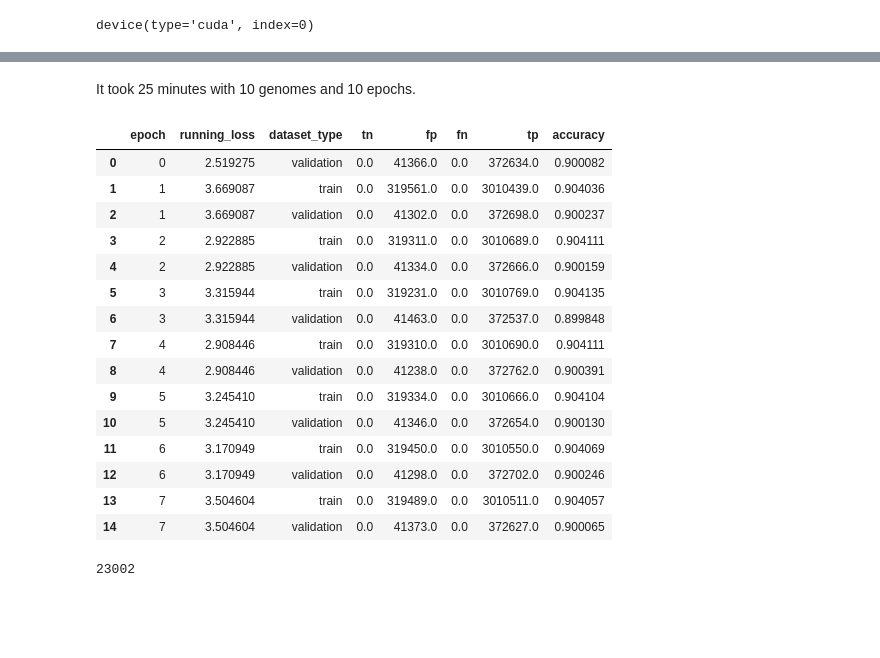
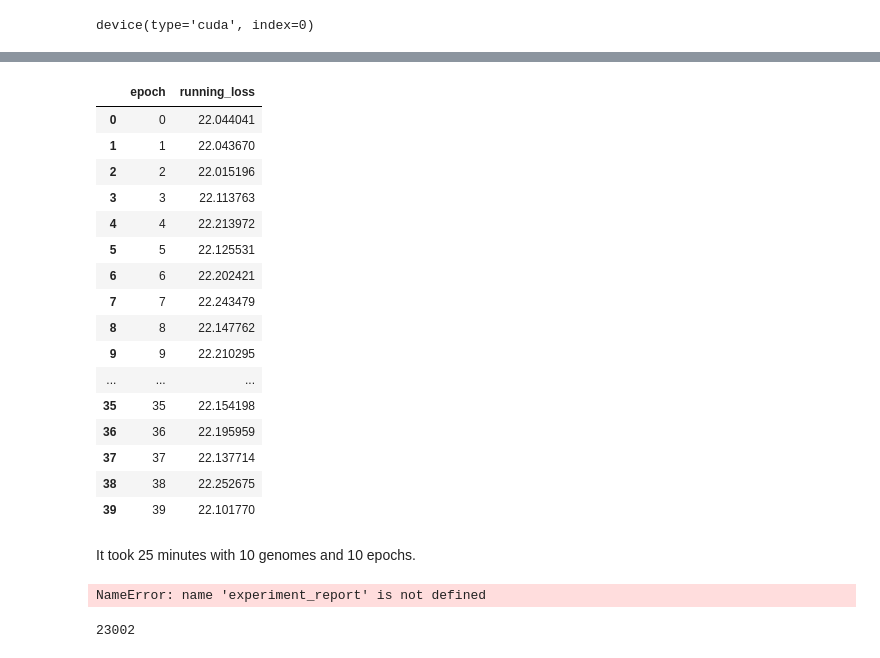
Before and after one commit to deepphage/notebooks, a Jupyter notebook: experimentsLSTM.ipynb, the cells around one changed output, grey strips where cells are left out. Cells and saved outputs as stored; diff of their text form; code cells hidden in the pictures; blank space fills up the shorter version.

```diff
--- a/experimentsLSTM.ipynb
+++ b/experimentsLSTM.ipynb
@@ -86,7 +86,7 @@ strides = [1] # [1, 2]
 batch_sizes = [30] # [30, 60, 120]
 embedding_layer_sizes = [4] # [50, 100]
 hidden_layer_sizes = [30] # [30, 50, 80]
-epochs_values = [40] # [10, 50, 100]
+epochs_values = [5] # [10, 50, 100]
 optimizers = ['SGD']#['SGD', 'ADAM']
 learning_rates = [0.1] # [0.1, 0.01, 0.001]
 
@@ -213,6 +211,9 @@ for (window_size, stride, batch_size, embedding_layer_size, hidden_layer_size, e
 
             nb_classes = 2
 
+            print('getting accuracy')
+            print(accuracy_test(train,basicLSTM, batch_size, read_length=sequence_length, output_labels=2))
+
             # Metrics on training set
 #             print('getting confusion train')
 #             tn_e, fp_e, fn_e, tp_e = get_confusion_matrix(basicLSTM, train)
@@ -220,10 +221,10 @@ for (window_size, stride, batch_size, embedding_layer_size, hidden_layer_size, e
 #             dataset_type.append('train')
 
             # Metrics on validation set
-#             print('getting confusion validation')
-#             tn_e, fp_e, fn_e, tp_e = get_confusion_matrix(basicLSTM, validation)
-#             tn.append(tn_e); fp.append(fp_e); fn.append(fn_e); tp.append(tp_e);
-#             dataset_type.append('validation')
+            print('getting confusion validation')
+            tn_e, fp_e, fn_e, tp_e = get_confusion_matrix(basicLSTM, validation, device)
+            tn.append(tn_e); fp.append(fp_e); fn.append(fn_e); tp.append(tp_e);
+            dataset_type.append('validation')
 
 
     experiment_report = pd.DataFrame({'epoch': epochs_ids,\
@@ -257,33 +258,37 @@ Running experiment with (window_size = 1, stride = 1, batch_size = 30, embedding
 # %%
-experiment_report = pd.DataFrame({'epoch': epochs_ids[1:16],\
-                                     'running_loss': e_running_loss[1:16],\
-                                     'dataset_type': dataset_type[1:16],\
-                                     'tn': tn[1:16],\
-                                     'fp': fp[1:16],\
-                                     'fn': fn[1:16],\
-                                     'tp': tp[1:16]})
+experiment_report = pd.DataFrame({'epoch': epochs_ids[0:79:2],\
+                                     'running_loss': e_running_loss[0:79:2]})#,\
+#                                      'dataset_type': dataset_type[0:39]}),\
+                                     #'tn': tn[0:39],\
+                                     #'fp': fp[0:39],\
+                                     #'fn': fn[0:39],\
+                                     #'tp': tp[0:39]})
+experiment_report
+# %% [output]
+|  | epoch | running_loss |
+| 0 | 0 | 22.044041 |
+| 1 | 1 | 22.043670 |
+| 2 | 2 | 22.015196 |
+| 3 | 3 | 22.113763 |
+| 4 | 4 | 22.213972 |
+| 5 | 5 | 22.125531 |
+| 6 | 6 | 22.202421 |
+| 7 | 7 | 22.243479 |
+| 8 | 8 | 22.147762 |
+| 9 | 9 | 22.210295 |
+| ... | ... | ... |
+| 35 | 35 | 22.154198 |
+| 36 | 36 | 22.195959 |
+| 37 | 37 | 22.137714 |
+| 38 | 38 | 22.252675 |
+| 39 | 39 | 22.101770 |
 # %% [markdown]
 It took 25 minutes with 10 genomes and 10 epochs.
 # %%
-experiment_report['accuracy'] = experiment_report.apply(lambda row: (row.tp + row.tn)/(row.tp + row.tn + row.fp + row.fn),axis=1)
+#experiment_report['accuracy'] = experiment_report.apply(lambda row: (row.tp + row.tn)/(row.tp + row.tn + row.fp + row.fn),axis=1)
 experiment_report
 # %% [output]
-|  | epoch | running_loss | dataset_type | tn | fp | fn | tp | accuracy |
-| 0 | 0 | 2.519275 | validation | 0.0 | 41366.0 | 0.0 | 372634.0 | 0.900082 |
-| 1 | 1 | 3.669087 | train | 0.0 | 319561.0 | 0.0 | 3010439.0 | 0.904036 |
-| 2 | 1 | 3.669087 | validation | 0.0 | 41302.0 | 0.0 | 372698.0 | 0.900237 |
-| 3 | 2 | 2.922885 | train | 0.0 | 319311.0 | 0.0 | 3010689.0 | 0.904111 |
-| 4 | 2 | 2.922885 | validation | 0.0 | 41334.0 | 0.0 | 372666.0 | 0.900159 |
-| 5 | 3 | 3.315944 | train | 0.0 | 319231.0 | 0.0 | 3010769.0 | 0.904135 |
-| 6 | 3 | 3.315944 | validation | 0.0 | 41463.0 | 0.0 | 372537.0 | 0.899848 |
-| 7 | 4 | 2.908446 | train | 0.0 | 319310.0 | 0.0 | 3010690.0 | 0.904111 |
-| 8 | 4 | 2.908446 | validation | 0.0 | 41238.0 | 0.0 | 372762.0 | 0.900391 |
-| 9 | 5 | 3.245410 | train | 0.0 | 319334.0 | 0.0 | 3010666.0 | 0.904104 |
-| 10 | 5 | 3.245410 | validation | 0.0 | 41346.0 | 0.0 | 372654.0 | 0.900130 |
-| 11 | 6 | 3.170949 | train | 0.0 | 319450.0 | 0.0 | 3010550.0 | 0.904069 |
-| 12 | 6 | 3.170949 | validation | 0.0 | 41298.0 | 0.0 | 372702.0 | 0.900246 |
-| 13 | 7 | 3.504604 | train | 0.0 | 319489.0 | 0.0 | 3010511.0 | 0.904057 |
-| 14 | 7 | 3.504604 | validation | 0.0 | 41373.0 | 0.0 | 372627.0 | 0.900065 |
+NameError: name 'experiment_report' is not defined
 # %%
 # Number of trainable parameters of pytorch model
 #pytorch_total_params = sum(p.numel() for p in model.parameters())
```
Also changed, not shown: parts of 6 cells of this notebook.
